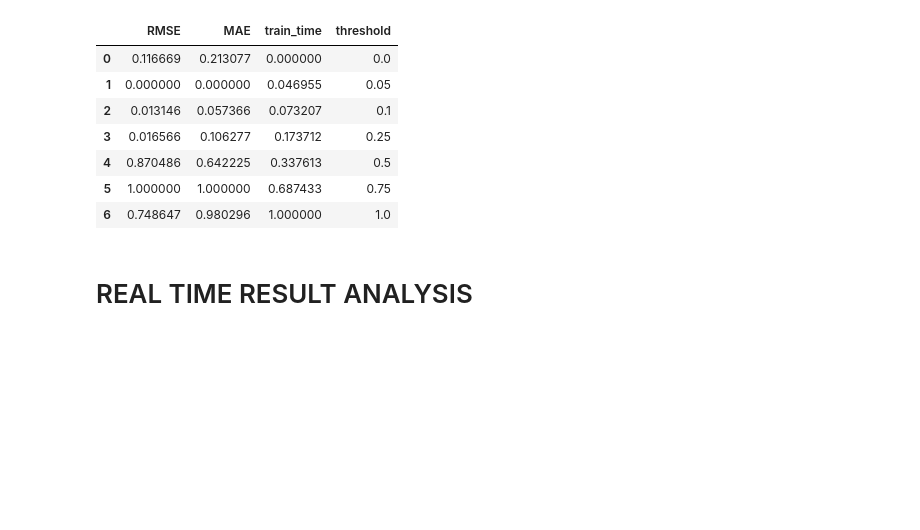
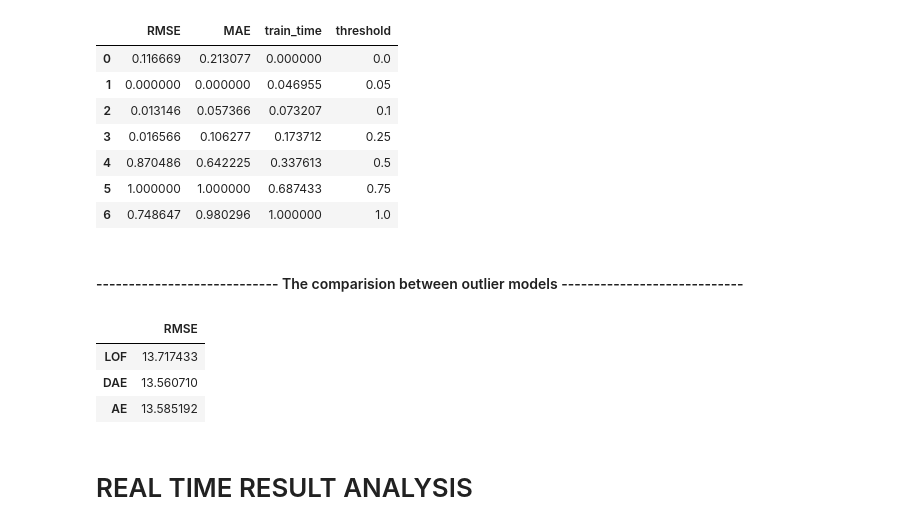
Before and after one commit to himanshudce/OWRI, a Jupyter notebook: notebooks/result_analysis.ipynb, the cells around one changed output. Saved outputs shown, nothing was run; the diff lists cells and outputs as text; code cells hidden in the pictures; blank space fills up the shorter version.

```diff
--- a/notebooks/result_analysis.ipynb
+++ b/notebooks/result_analysis.ipynb
@@ -188,3 +188,55 @@ df_min_max_scaled
 # %%
 fig = px.line(df_min_max_scaled, x='threshold', y=['train_time', 'RMSE'],title='RMSE vs Threshold')
 fig.show()
+# %% [markdown]
+#### ---------------------------- The comparision between outlier models ----------------------------
+# %%
+def get_results(base_result_path, exp_name):
+    load_path = os.path.join(base_result_path, exp_name)
+    with open(load_path, 'rb') as f:
+        results = pickle.load(f)
+
+    if data_name == 'hauge':
+        results = mod_dict(results)
+
+    result_dict = extract_results(results)
+
+    # make dataframe
+    df = pd.DataFrame(result_dict).T
+    df['threshold'] = df.index
+    df['threshold'] = df['threshold'].astype(str)
+    df.reset_index(drop=True, inplace=True)
+
+    return df
+# %%
+# results save path
+outlier_model_name = 'LOF'
+data_name = 'hauge'
+base_result_path = f'../results/{data_name}/LSTM'
+exp_name = f'univariate_{outlier_model_name}_outlier_weighted.pkl'
+df_lof = get_results(base_result_path, exp_name)
+df_lof = df_lof.iloc[:5]
+# %%
+# results save path
+outlier_model_name = 'DAE'
+data_name = 'hauge'
+base_result_path = f'../results/{data_name}/LSTM'
+exp_name = f'univariate_{outlier_model_name}_outlier_weighted.pkl'
+df_DAE = get_results(base_result_path, exp_name)
+# %%
+# results save path
+outlier_model_name = 'AE'
+data_name = 'hauge'
+base_result_path = f'../results/{data_name}/LSTM'
+exp_name = f'univariate_{outlier_model_name}_outlier_weighted.pkl'
+df_AE = get_results(base_result_path, exp_name)
+# %%
+min_score = {'LOF':[df_lof['RMSE'].min()],'DAE':[df_DAE['RMSE'].min()],'AE':[df_AE['RMSE'].min()]}
+min_score = pd.DataFrame(min_score).T
+min_score.columns = ['RMSE']
+min_score
+# %% [output]
+|  | RMSE |
+| LOF | 13.717433 |
+| DAE | 13.560710 |
+| AE | 13.585192 |
```
Also changed, not shown: parts of 1 cell of this notebook, 7 other files.
